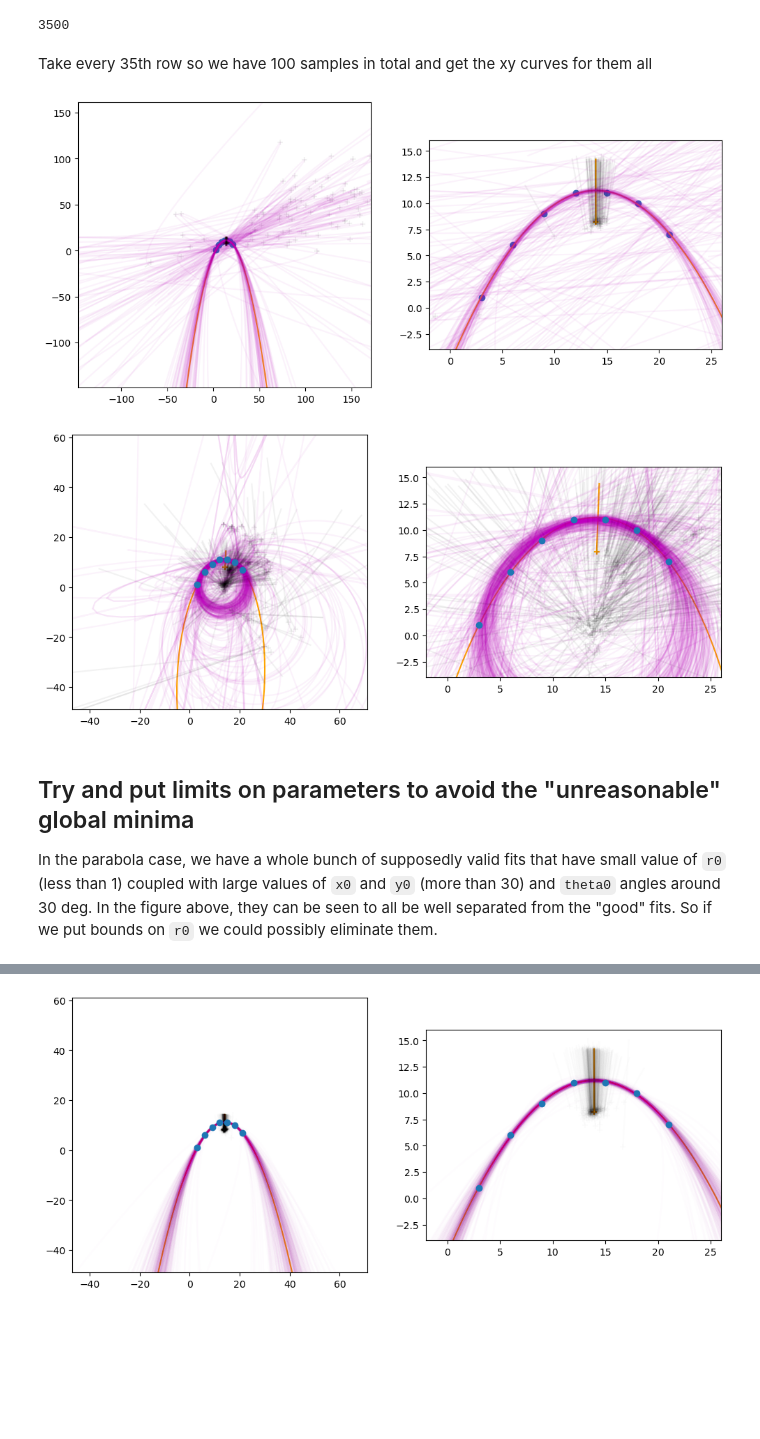
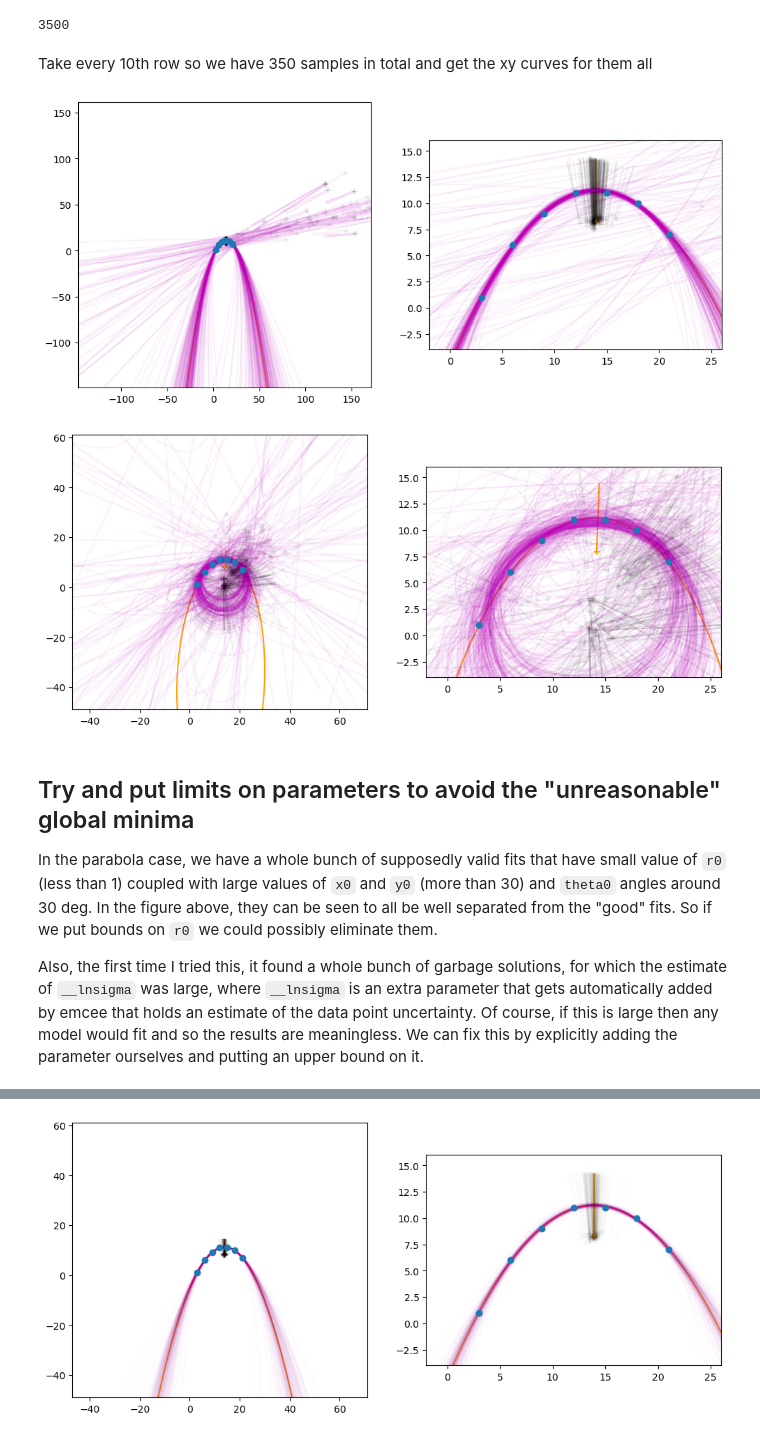
Before and after one commit to div-B-equals-0/confitti, a Jupyter notebook: notebooks/demo02-emcee.ipynb, the cells around one changed output, grey strips where cells are left out. Cells and saved outputs as stored; diff of their text form; code cells hidden in the pictures; blank space fills up the shorter version.

```diff
--- a/notebooks/demo02-emcee.ipynb
+++ b/notebooks/demo02-emcee.ipynb
@@ -207,40 +205,40 @@ len(chain_pars)
 # %% [output]
 3500
 # %% [markdown]
-Take every 35th row so we have 100 samples in total and get the xy curves for them all
+Take every 10th row so we have 350 samples in total and get the xy curves for them all
 # %%
-chain_xy = [confit.XYconic(**row, eccentricity=1.0) for row in chain_pars[10::17]]
+chain_xy = [confit.XYconic(**row, eccentricity=1.0) for row in chain_pars[3::10]]
 # %%
 fig, axes = plt.subplots(1, 2, figsize=(12, 8))
 for ax in axes:
-    ax.scatter(xpts, ypts)
+    ax.scatter(xpts, ypts, zorder=1000)
 
     c = "orange"
     ax.plot(best_xy.x_pts, best_xy.y_pts, color=c)
     ax.scatter(best_xy.x0, best_xy.y0, marker="+", color=c)
     ax.plot([best_xy.x0, best_xy.x_mirror], [best_xy.y0, best_xy.y_mirror], color=c)
 
     c = "m"
     alpha = 0.05
     for xy in chain_xy:
         ax.plot(xy.x_pts, xy.y_pts, color=c, alpha=alpha)
         ax.scatter(xy.x0, xy.y0, marker="+", color="k", alpha=alpha)
         ax.plot([xy.x0, xy.x_mirror], [xy.y0, xy.y_mirror], color="k", alpha=alpha)
 
     ax.set_aspect("equal")
 margin = 150
 axes[0].set(
     xlim=[xpts.min() - margin, xpts.max() + margin],
     ylim=[ypts.min() - margin, ypts.max() + margin],
 )
 margin = 5
 axes[1].set(
     xlim=[xpts.min() - margin, xpts.max() + margin],
     ylim=[ypts.min() - margin, ypts.max() + margin],
 )
 ...;
 # %% [output]
-[figure, old version]
+[figure, new version]
 # %%
 best_xy = confit.XYconic(**result_e.params.valuesdict())
 chain_pars = result_emcee.flatchain.drop(columns="__lnsigma").to_dict(orient="records")
@@ -248,6 +246,7 @@ chain_xy = [confit.XYconic(**row) for row in chain_pars[1::10]]
 # %%
 fig, axes = plt.subplots(1, 2, figsize=(12, 8))
 for ax in axes:
+    ax.scatter(xpts, ypts, zorder=1000)
     c = "orange"
     ax.plot(best_xy.x_pts, best_xy.y_pts, color=c)
     ax.scatter(best_xy.x0, best_xy.y0, marker="+", color=c)
@@ -259,7 +258,6 @@ for ax in axes:
         ax.plot(xy.x_pts, xy.y_pts, color=c, alpha=alpha)
         ax.scatter(xy.x0, xy.y0, marker="+", color="k", alpha=alpha)
         ax.plot([xy.x0, xy.x_mirror], [xy.y0, xy.y_mirror], color="k", alpha=alpha)
-    ax.scatter(xpts, ypts, zorder=1000)
     ax.set_aspect("equal")
 
 margin = 50
@@ -274,11 +272,13 @@ axes[1].set(
 )
 ...;
 # %% [output]
-[figure, old version]
+[figure, new version]
 # %% [markdown]
 ## Try and put limits on parameters to avoid the "unreasonable" global minima
 
 In the parabola case, we have a whole bunch of supposedly valid fits that have small value of `r0` (less than 1) coupled with large values of `x0` and `y0` (more than 30) and `theta0` angles around 30 deg. In the figure above, they can be seen to all be well separated from the "good" fits.  So if we put bounds on `r0` we could possibly eliminate them.
+
+Also, the first time I tried this, it found a whole bunch of garbage solutions, for which the estimate of `__lnsigma` was large, where `__lnsigma` is an extra parameter that gets automatically added by emcee that holds an estimate of the data point uncertainty. Of course, if this is large then any model would fit and so the results are meaningless. We can fix this by explicitly adding the parameter ourselves and putting an upper bound on it.
 # %%
 new_params = result_p.params.copy()
 rscale = new_params["r0"].value
```
Also changed, not shown: parts of 29 cells of this notebook, 2 other files.
